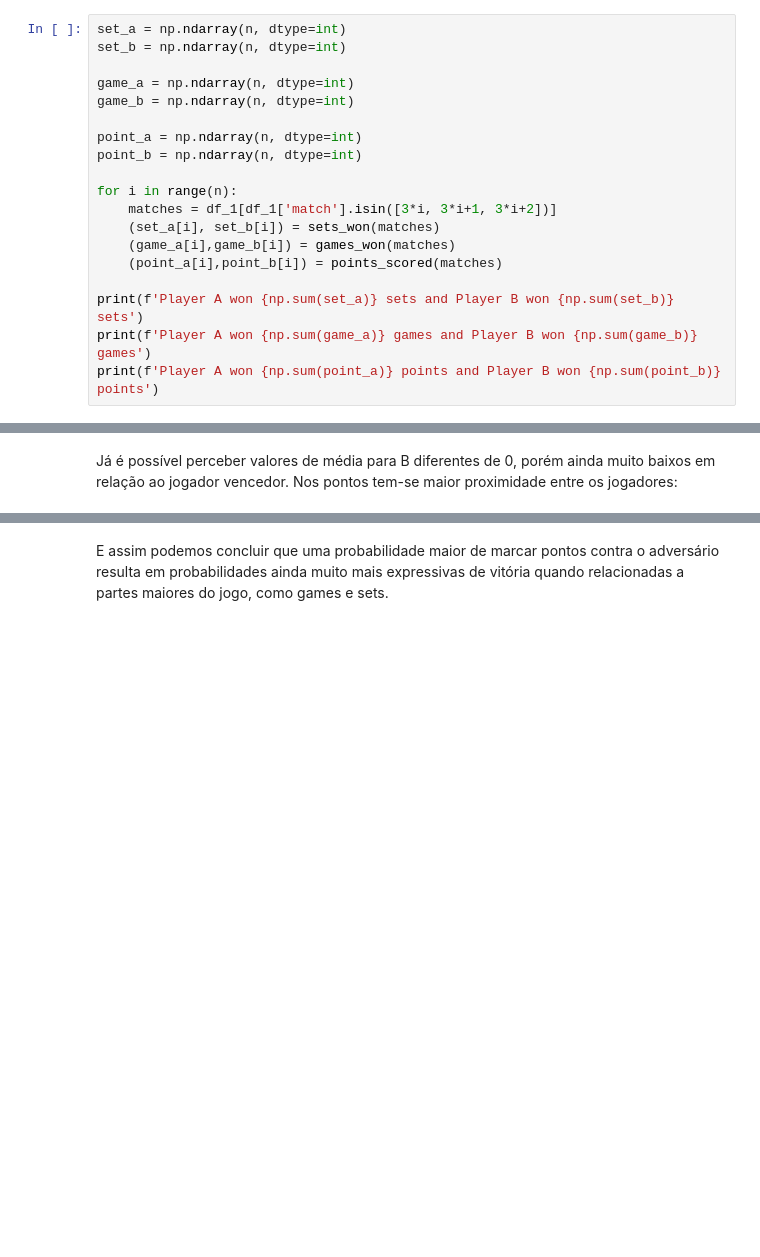
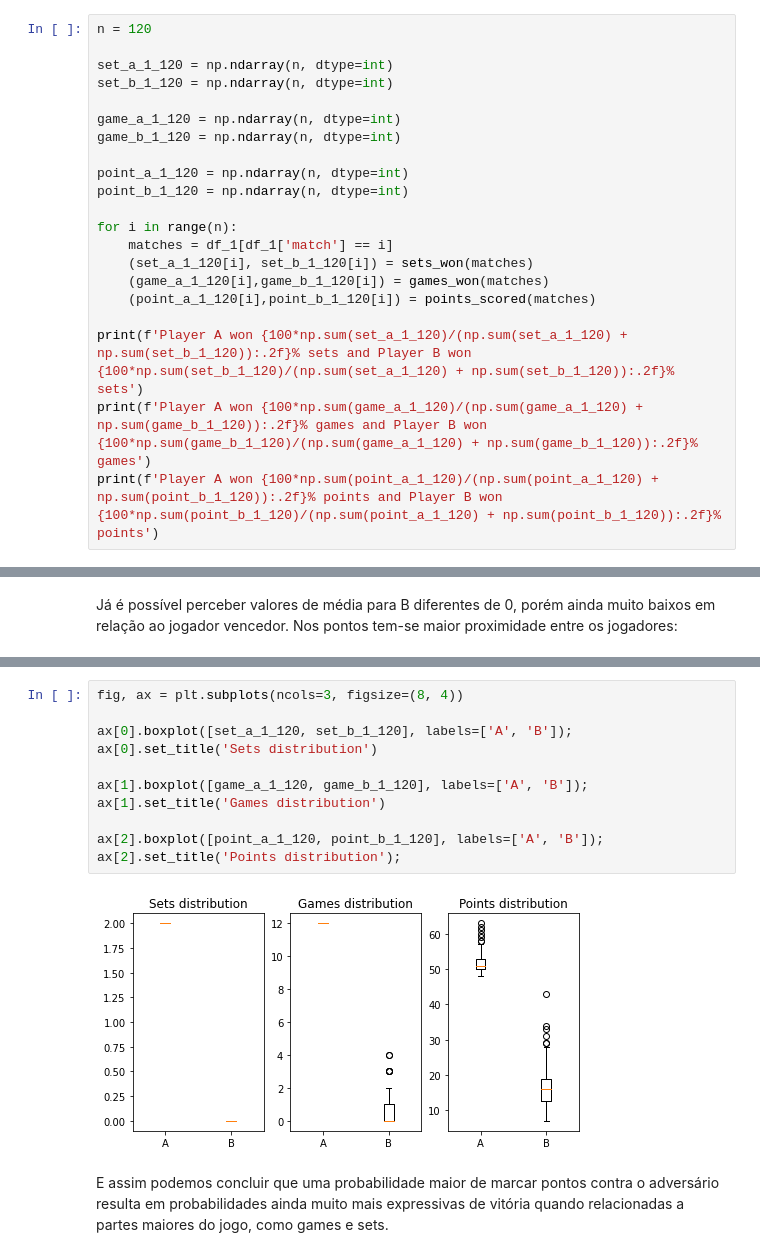
Before and after one commit to Joao-Luz/markov_tennis, a Jupyter notebook: trab.ipynb, the cells around one changed output, grey strips where cells are left out. Saved outputs shown, nothing was run; the diff lists cells and outputs as text; blank space fills up the shorter version.

Commit message:
Added boxplots to the notebook

```diff
--- a/trab.ipynb
+++ b/trab.ipynb
@@ -141,22 +148,24 @@ Como podemos ver, a probabilidade do jogador ganhar a partida é extremamente se
 # %% [markdown]
 Podemos realizar também análises individuais a cerca dos sets, games e pontos, verificando o impacto da diferença entre os jogadores nos resultados.
 # %%
-set_a = np.ndarray(n, dtype=int)
-set_b = np.ndarray(n, dtype=int)
+n = 120
 
-game_a = np.ndarray(n, dtype=int)
-game_b = np.ndarray(n, dtype=int)
+set_a_1_120 = np.ndarray(n, dtype=int)
+set_b_1_120 = np.ndarray(n, dtype=int)
 
-point_a = np.ndarray(n, dtype=int)
-point_b = np.ndarray(n, dtype=int)
+game_a_1_120 = np.ndarray(n, dtype=int)
+game_b_1_120 = np.ndarray(n, dtype=int)
+
+point_a_1_120 = np.ndarray(n, dtype=int)
+point_b_1_120 = np.ndarray(n, dtype=int)
 
 for i in range(n):
-    matches = df_1[df_1['match'].isin([3*i, 3*i+1, 3*i+2])]
-    (set_a[i], set_b[i]) = sets_won(matches)
-    (game_a[i],game_b[i]) = games_won(matches)
-    (point_a[i],point_b[i]) = points_scored(matches)
+    matches = df_1[df_1['match'] == i]
+    (set_a_1_120[i], set_b_1_120[i]) = sets_won(matches)
+    (game_a_1_120[i],game_b_1_120[i]) = games_won(matches)
+    (point_a_1_120[i],point_b_1_120[i]) = points_scored(matches)
 
-print(f'Player A won {np.sum(set_a)} sets and Player B won {np.sum(set_b)} sets')
-print(f'Player A won {np.sum(game_a)} games and Player B won {np.sum(game_b)} games')
-print(f'Player A won {np.sum(point_a)} points and Player B won {np.sum(point_b)} points')
+print(f'Player A won {100*np.sum(set_a_1_120)/(np.sum(set_a_1_120) + np.sum(set_b_1_120)):.2f}% sets and Player B won {100*np.sum(set_b_1_120)/(np.sum(set_a_1_120) + np.sum(set_b_1_120)):.2f}% sets')
+print(f'Player A won {100*np.sum(game_a_1_120)/(np.sum(game_a_1_120) + np.sum(game_b_1_120)):.2f}% games and Player B won {100*np.sum(game_b_1_120)/(np.sum(game_a_1_120) + np.sum(game_b_1_120)):.2f}% games')
+print(f'Player A won {100*np.sum(point_a_1_120)/(np.sum(point_a_1_120) + np.sum(point_b_1_120)):.2f}% points and Player B won {100*np.sum(point_b_1_120)/(np.sum(point_a_1_120) + np.sum(point_b_1_120)):.2f}% points')
 # %% [output]
@@ -196,3 +205,16 @@ B's standard deviation: 9.91
+# %%
+fig, ax = plt.subplots(ncols=3, figsize=(8, 4))
+
+ax[0].boxplot([set_a_1_120, set_b_1_120], labels=['A', 'B']);
+ax[0].set_title('Sets distribution')
+
+ax[1].boxplot([game_a_1_120, game_b_1_120], labels=['A', 'B']);
+ax[1].set_title('Games distribution')
+
+ax[2].boxplot([point_a_1_120, point_b_1_120], labels=['A', 'B']);
+ax[2].set_title('Points distribution');
+# %% [output]
+[figure, added]
 # %% [markdown]
 E assim podemos concluir que uma probabilidade maior de marcar pontos contra o adversário resulta em probabilidades ainda muito mais expressivas de vitória quando relacionadas a partes maiores do jogo, como games e sets.
 # %% [markdown]
```
Also changed, not shown: parts of 36 cells of this notebook, 1 other file.
